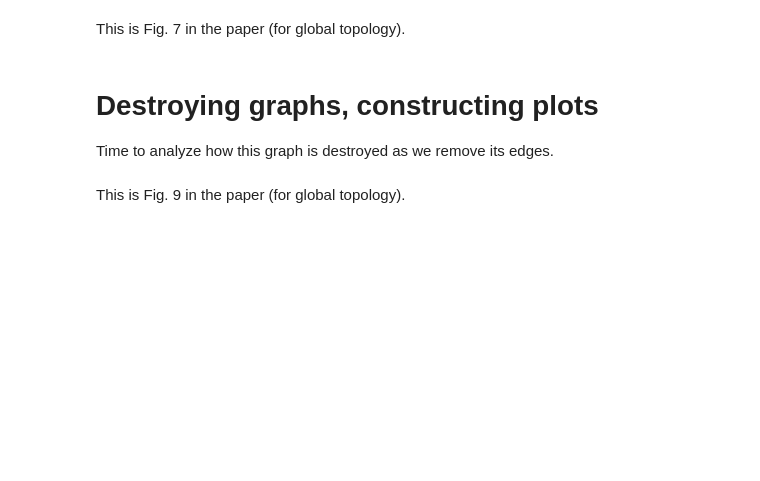
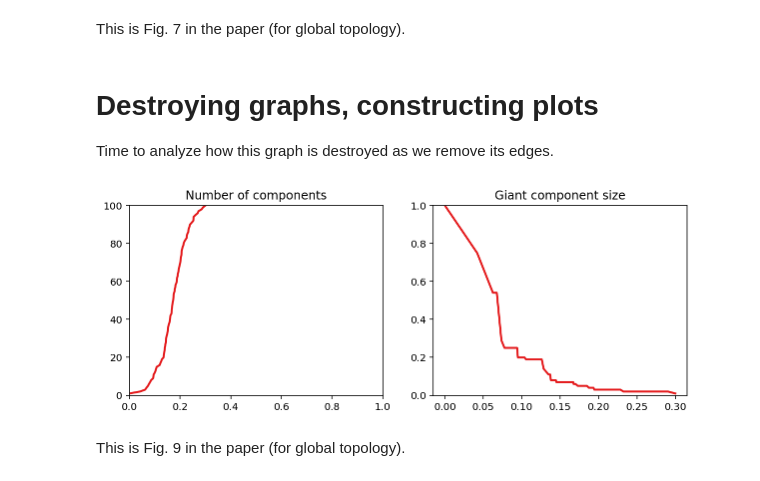
Before and after one commit to macoj/swarm_interaction_network, a Jupyter notebook: tutorials/Tutorial_1.ipynb, the cells around one changed output. Cells and saved outputs as stored; diff of their text form; code cells hidden in the pictures; blank space fills up the shorter version.

```diff
--- a/tutorials/Tutorial_1.ipynb
+++ b/tutorials/Tutorial_1.ipynb
@@ -112,22 +77,27 @@ This is Fig. 7 in the paper (for global topology).
 # Destroying graphs, constructing plots
 Time to analyze how this graph is destroyed as we remove its edges.
 # %%
-filename = './data/ring_F06_15'
+filename = './data/ring_F06_15.zip'
 window_size = 1000
 calculate_on = 1000
 giant_component_destruction_curve_count = SwarmAnalyzer.get_giant_component_destruction_curves(filename, window_size, calculate_on=calculate_on, count='components')
 giant_component_destruction_curve_size = SwarmAnalyzer.get_giant_component_destruction_curves(filename, window_size, calculate_on=calculate_on, count='size')
 # %%
-normalize = 2.*window_size
 plt.figure(figsize=(10, 3.5))
 plt.subplot(1, 2, 1)
-plt.plot(giant_component_destruction_curve_count[0]['x']/normalize, giant_component_destruction_curve_count[0]['y'], lw=2, color="#e41a1c")
+plt.plot(giant_component_destruction_curve_count[0]['x'],
+         giant_component_destruction_curve_count[0]['y'], lw=2, color="#e41a1c")
 plt.title("Number of components")
 plt.xlim(0, 1)
+plt.ylim(0, 100)
+
 ax = plt.subplot(1, 2, 2)
-plt.plot(giant_component_destruction_curve_size[0]['x']/normalize, giant_component_destruction_curve_size[0]['y'], lw=2., color="#e41a1c")
+plt.plot(giant_component_destruction_curve_size[0]['x'],
+         giant_component_destruction_curve_size[0]['y'], lw=2., color="#e41a1c")
 plt.title("Giant component size")
-plt.xlim(0, 1)
+plt.ylim(0, 1)
 plt.show()
+# %% [output]
+[figure, added]
 # %% [markdown]
 This is Fig. 9 in the paper (for global topology).
```
Also changed, not shown: parts of 7 cells of this notebook.
